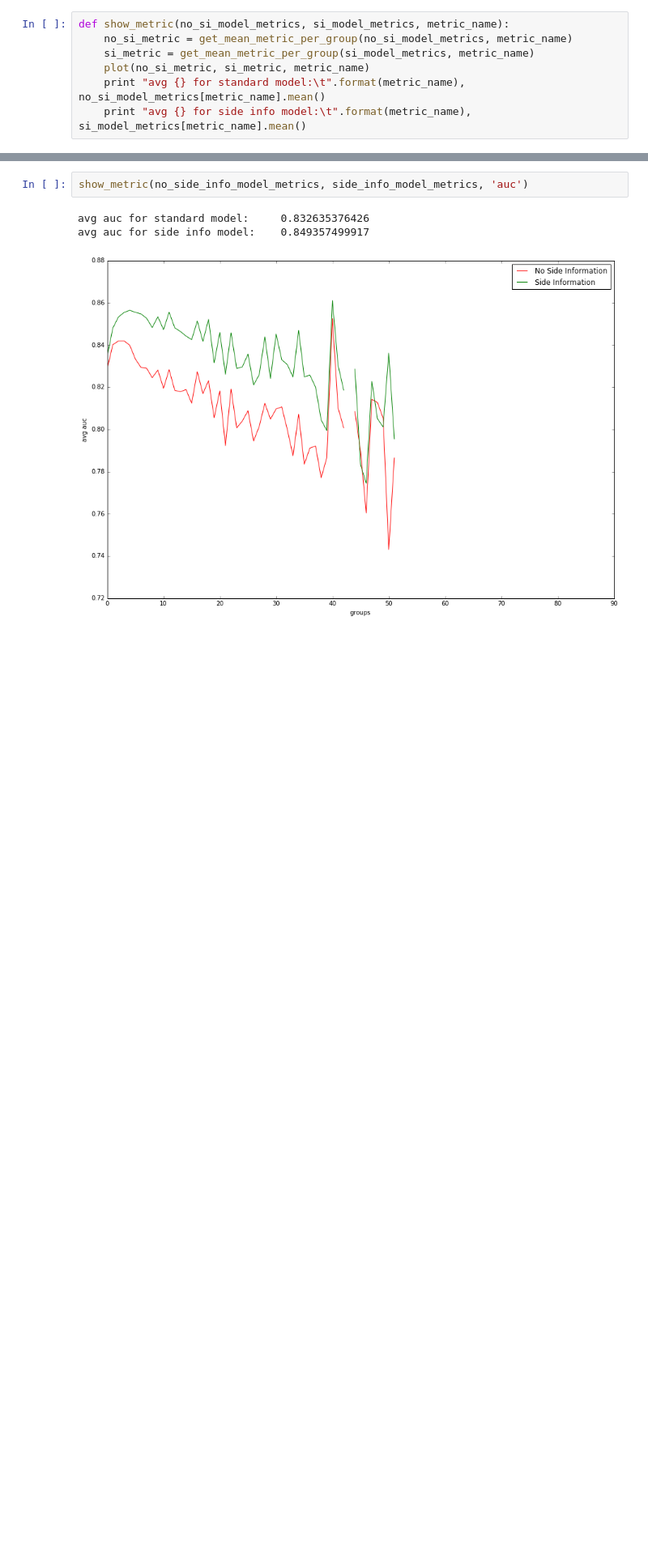
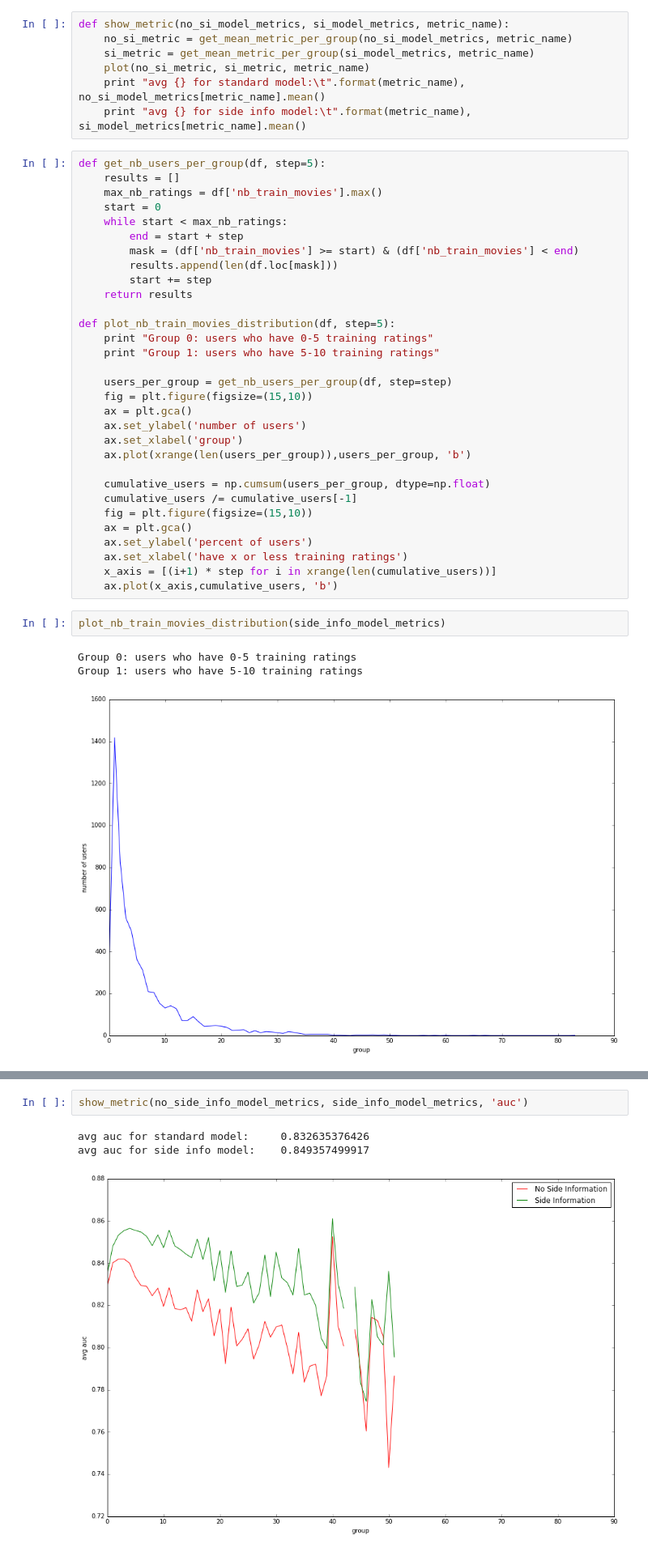
Before and after one commit to marcuniq/bsc-thesis, a Jupyter notebook: show_metrics.ipynb, the cells around one changed output, grey strips where cells are left out. Shown at 81% size. Cells and saved outputs as stored; diff of their text form; blank space fills up the shorter version.

Commit message:
show distribution of number of train movies

```diff
--- a/show_metrics.ipynb
+++ b/show_metrics.ipynb
@@ -63,3 +58,40 @@ def show_metric(no_si_model_metrics, si_model_metrics, metric_name):
     plot(no_si_metric, si_metric, metric_name)
     print "avg {} for standard model:\t".format(metric_name), no_si_model_metrics[metric_name].mean()
     print "avg {} for side info model:\t".format(metric_name), si_model_metrics[metric_name].mean()
+# %%
+def get_nb_users_per_group(df, step=5):
+    results = []
+    max_nb_ratings = df['nb_train_movies'].max()
+    start = 0
+    while start < max_nb_ratings:
+        end = start + step
+        mask = (df['nb_train_movies'] >= start) & (df['nb_train_movies'] < end)
+        results.append(len(df.loc[mask]))
+        start += step
+    return results
+
+def plot_nb_train_movies_distribution(df, step=5):
+    print "Group 0: users who have 0-5 training ratings"
+    print "Group 1: users who have 5-10 training ratings"
+
+    users_per_group = get_nb_users_per_group(df, step=step)
+    fig = plt.figure(figsize=(15,10))
+    ax = plt.gca()
+    ax.set_ylabel('number of users')
+    ax.set_xlabel('group')
+    ax.plot(xrange(len(users_per_group)),users_per_group, 'b')
+
+    cumulative_users = np.cumsum(users_per_group, dtype=np.float)
+    cumulative_users /= cumulative_users[-1]
+    fig = plt.figure(figsize=(15,10))
+    ax = plt.gca()
+    ax.set_ylabel('percent of users')
+    ax.set_xlabel('have x or less training ratings')
+    x_axis = [(i+1) * step for i in xrange(len(cumulative_users))]
+    ax.plot(x_axis,cumulative_users, 'b')
+# %%
+plot_nb_train_movies_distribution(side_info_model_metrics)
+# %% [output]
+Group 0: users who have 0-5 training ratings
+Group 1: users who have 5-10 training ratings
+[figure, added]
```
Also changed, not shown: parts of 4 cells of this notebook.
